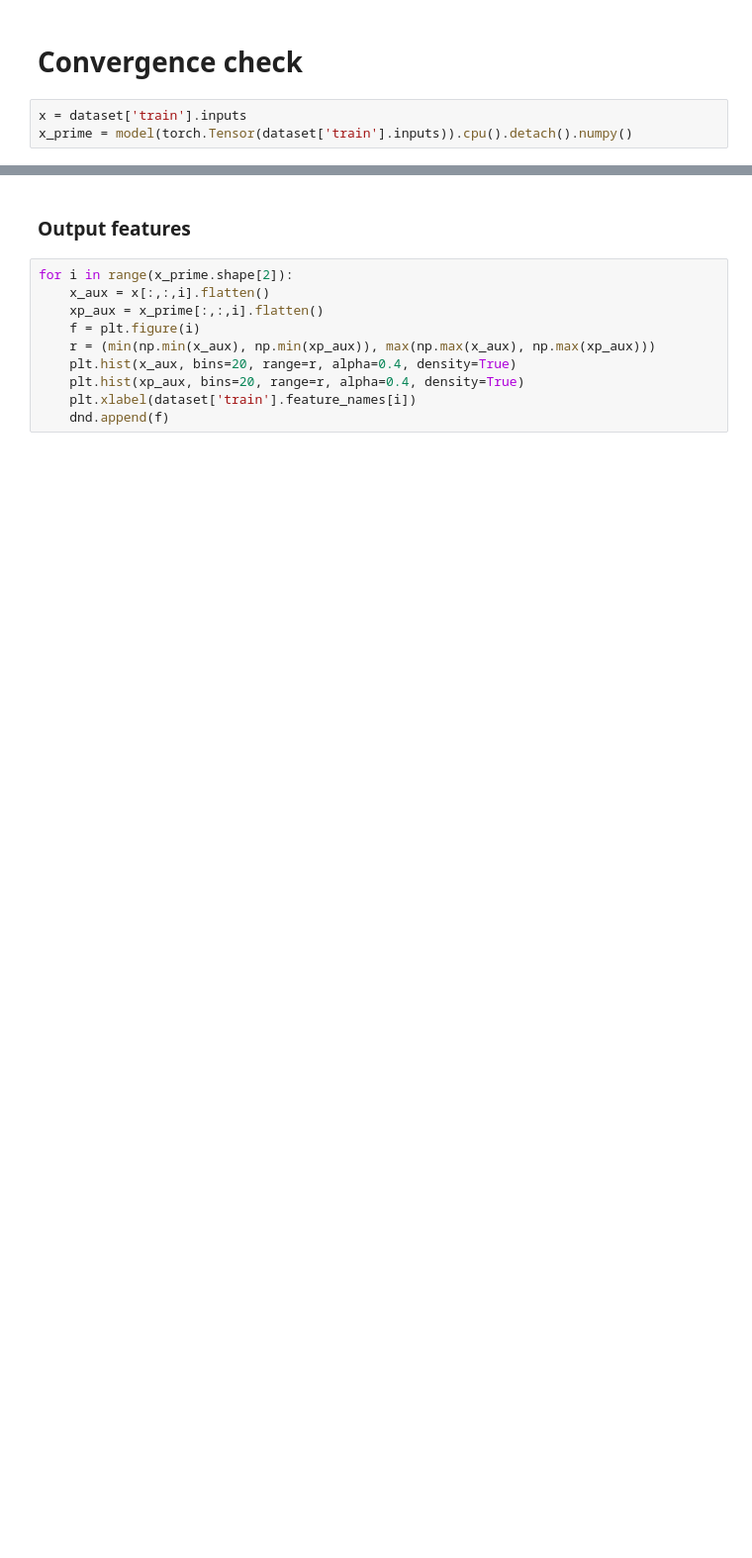
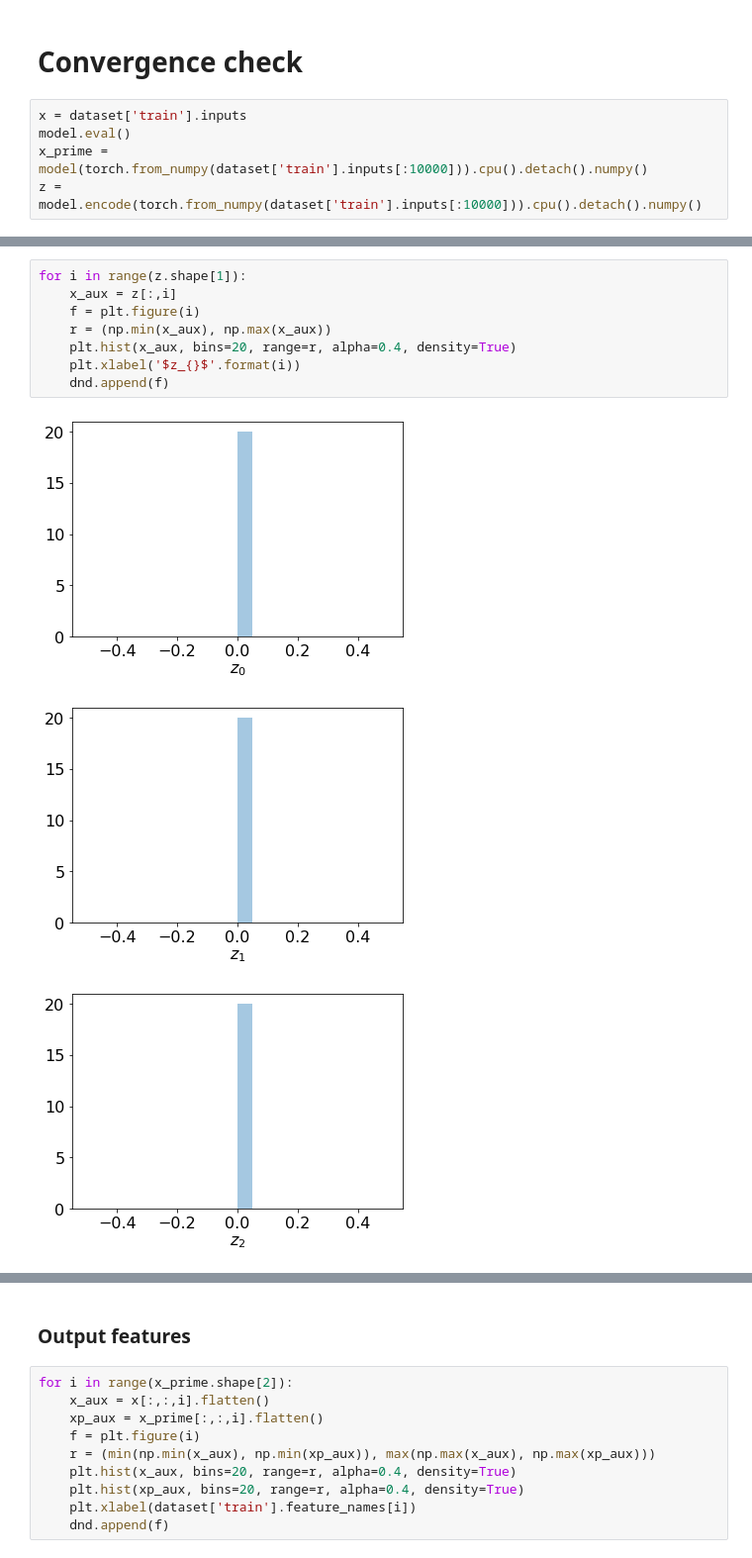
Before and after one commit to ocerri/ParticleBasedAnomalyDetection, a Jupyter notebook: interactionAE/iAE_v1.ipynb, the cells around one changed output, grey strips where cells are left out. Shown: that part at 99% size. Cells and saved outputs as stored; diff of their text form; blank space fills up the shorter version.

```diff
--- a/interactionAE/iAE_v1.ipynb
+++ b/interactionAE/iAE_v1.ipynb
@@ -339,4 +347,6 @@ plt.yscale('log')
 # Convergence check
 # %%
 x = dataset['train'].inputs
-x_prime = model(torch.Tensor(dataset['train'].inputs)).cpu().detach().numpy()
+model.eval()
+x_prime = model(torch.from_numpy(dataset['train'].inputs[:10000])).cpu().detach().numpy()
+z = model.encode(torch.from_numpy(dataset['train'].inputs[:10000])).cpu().detach().numpy()
@@ -342,0 +359,12 @@ x_prime = model(torch.Tensor(dataset['train'].inputs)).cpu().detach().numpy()
+# %%
+for i in range(z.shape[1]):
+    x_aux = z[:,i]
+    f = plt.figure(i)
+    r = (np.min(x_aux), np.max(x_aux))
+    plt.hist(x_aux, bins=20, range=r, alpha=0.4, density=True)
+    plt.xlabel('$z_{}$'.format(i))
+    dnd.append(f)
+# %% [output]
+[figure, added]
+[figure, added]
+[figure, added]
```
Also changed, not shown: parts of 12 cells of this notebook, 2 other files.
